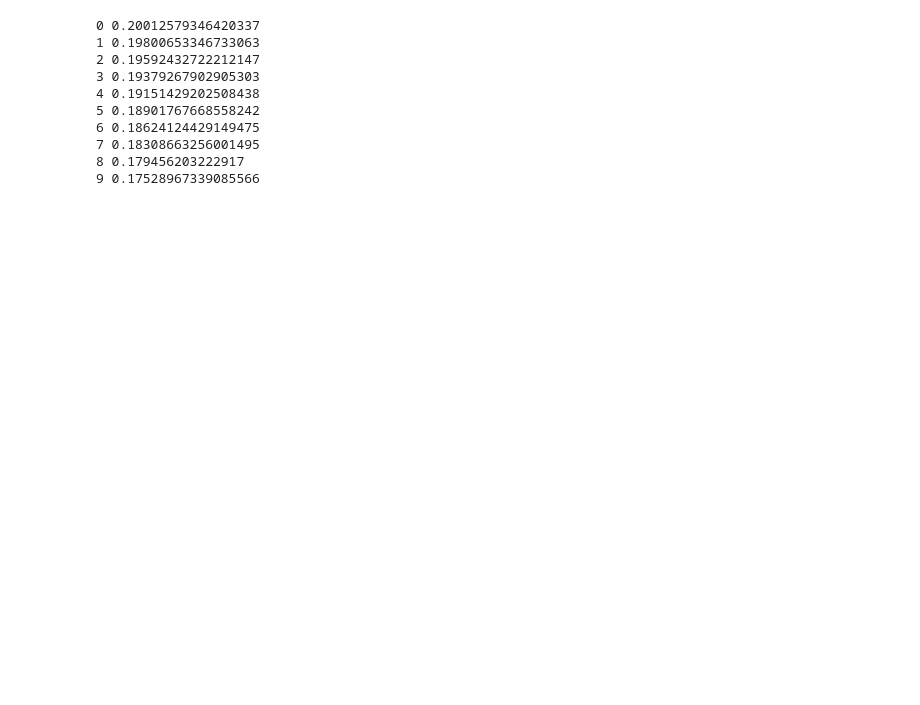
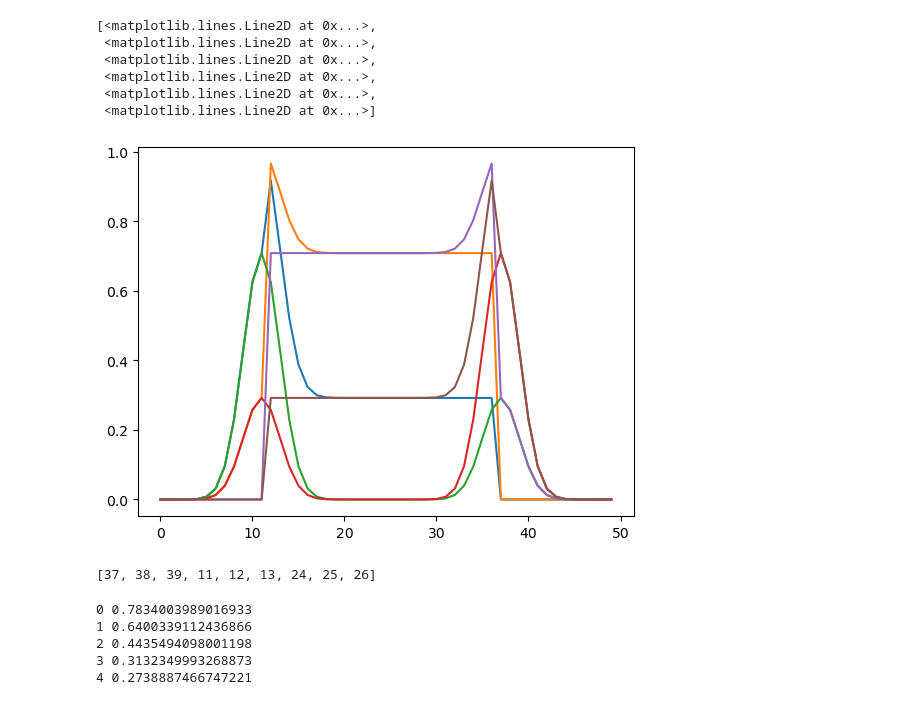
Before and after one commit to waqasbinhamed/numf, a Jupyter notebook: toy_example.ipynb, the cells around one changed output. Drawn from its saved outputs; the diff is of its cells as text; code cells hidden in the pictures; blank space fills up the shorter version.

```diff
--- a/toy_example.ipynb
+++ b/toy_example.ipynb
@@ -5,15 +7,15 @@ import matplotlib.pyplot as plt
 def gauss(x, sigma=1, mean=0, scale=1):
     return scale * np.exp(-np.square(x - mean) / (2 * sigma ** 2))
 
-m = 100
+m = 50
 r = 3
-p1 = 24
-p2 = 50
-p3 = 76
+p1 = 12
+p2 = 25
+p3 = 38
 
-x = np.linspace(1, 100, 100).reshape(-1, 1)
+x = np.linspace(1, m, m).reshape(-1, 1)
 w1 = gauss(x, sigma=2, mean=p1)
-w2 = np.concatenate((np.zeros((int((m-50)/2), 1)), np.ones((p2, 1)), np.zeros((int((m-50)/2), 1))))
+w2 = np.concatenate((np.zeros((int((m-25)/2), 1)), np.ones((p2, 1)), np.zeros((int((m-25)/2)+1, 1))))
 w3 = gauss(x, sigma=2, mean=p3)
 Wtrue = np.hstack((w1, w2, w3))
 
@@ -34,17 +34,27 @@ from numf_func import numf, get_peaks
+# %%
+plt.plot(M)
+# %% [output]
+[<matplotlib.lines.Line2D at 0x...>,
+ <matplotlib.lines.Line2D at 0x...>,
+ <matplotlib.lines.Line2D at 0x...>,
+ <matplotlib.lines.Line2D at 0x...>,
+ <matplotlib.lines.Line2D at 0x...>,
+ <matplotlib.lines.Line2D at 0x...>]
+[figure, added]
 # %%
-# W0 = np.random.rand(m, r)
-# H0 = np.random.rand(r, n)
-pvals = get_peaks(M, 2)
-(W, H) = numf(M, W, H, iters=10, peak_vals=pvals)
+W0 = np.random.rand(m, r)
+H0 = np.random.rand(r, n)
-# %% [output]
-0 0.20012579346420337
-1 0.19800653346733063
-2 0.19592432722212147
-3 0.19379267902905303
-4 0.19151429202508438
-5 0.18901767668558242
-6 0.18624124429149475
-7 0.18308663256001495
-8 0.179456203222917
-9 0.17528967339085566
+# %%
+pvals = get_neighbors([p1, p2, p3], m, 1)
+pvals
+# %% [output]
+[37, 38, 39, 11, 12, 13, 24, 25, 26]
+# %%
+(W, H) = numf(M, W0, H0, pvals, l2=0.2, iters=5)
+# %% [output]
+0 0.7834003989016933
+1 0.6400339112436866
+2 0.4435494098001198
+3 0.3132349993268873
+4 0.2738887466747221
 # %%
```
Also changed, not shown: parts of 3 cells of this notebook, 3 other files.
